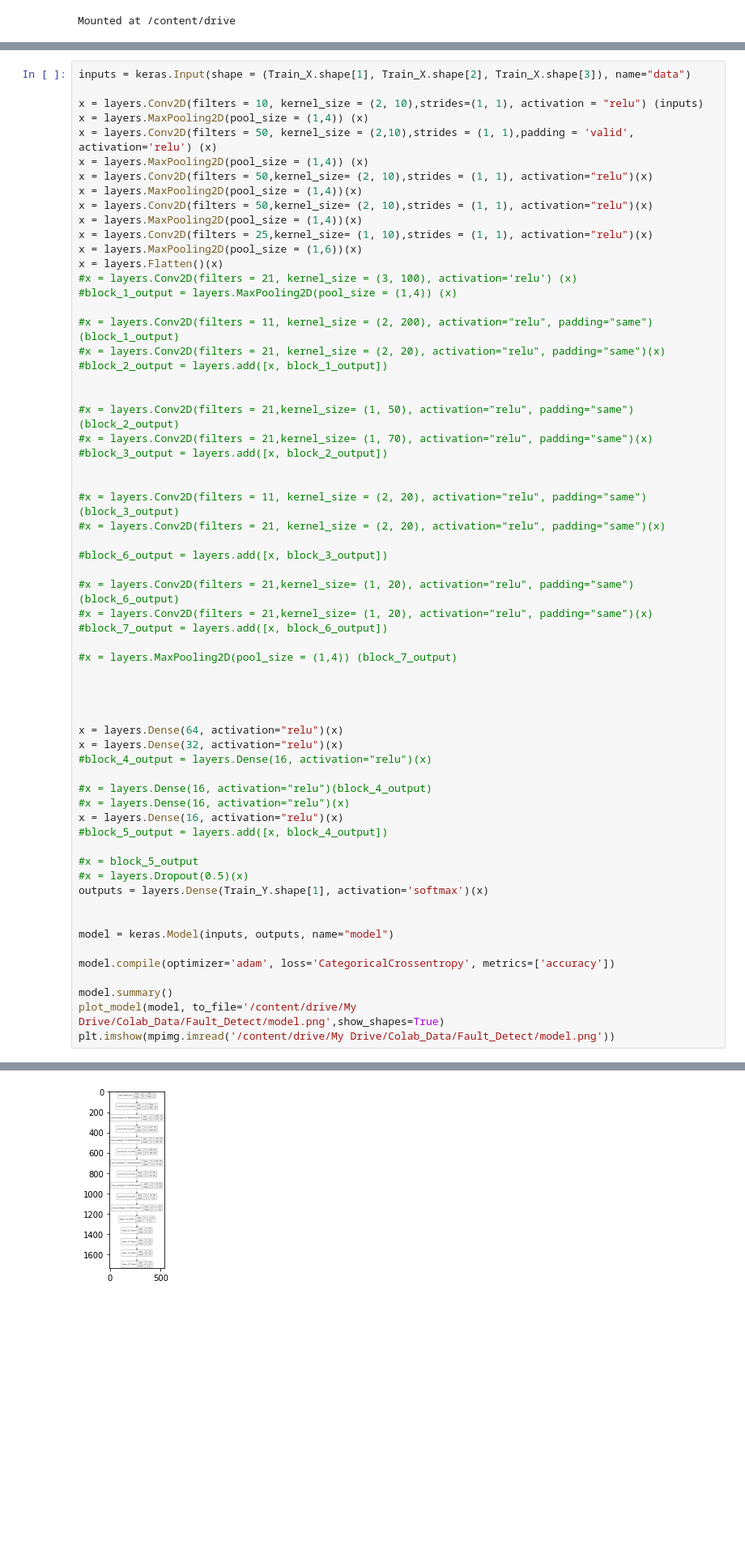
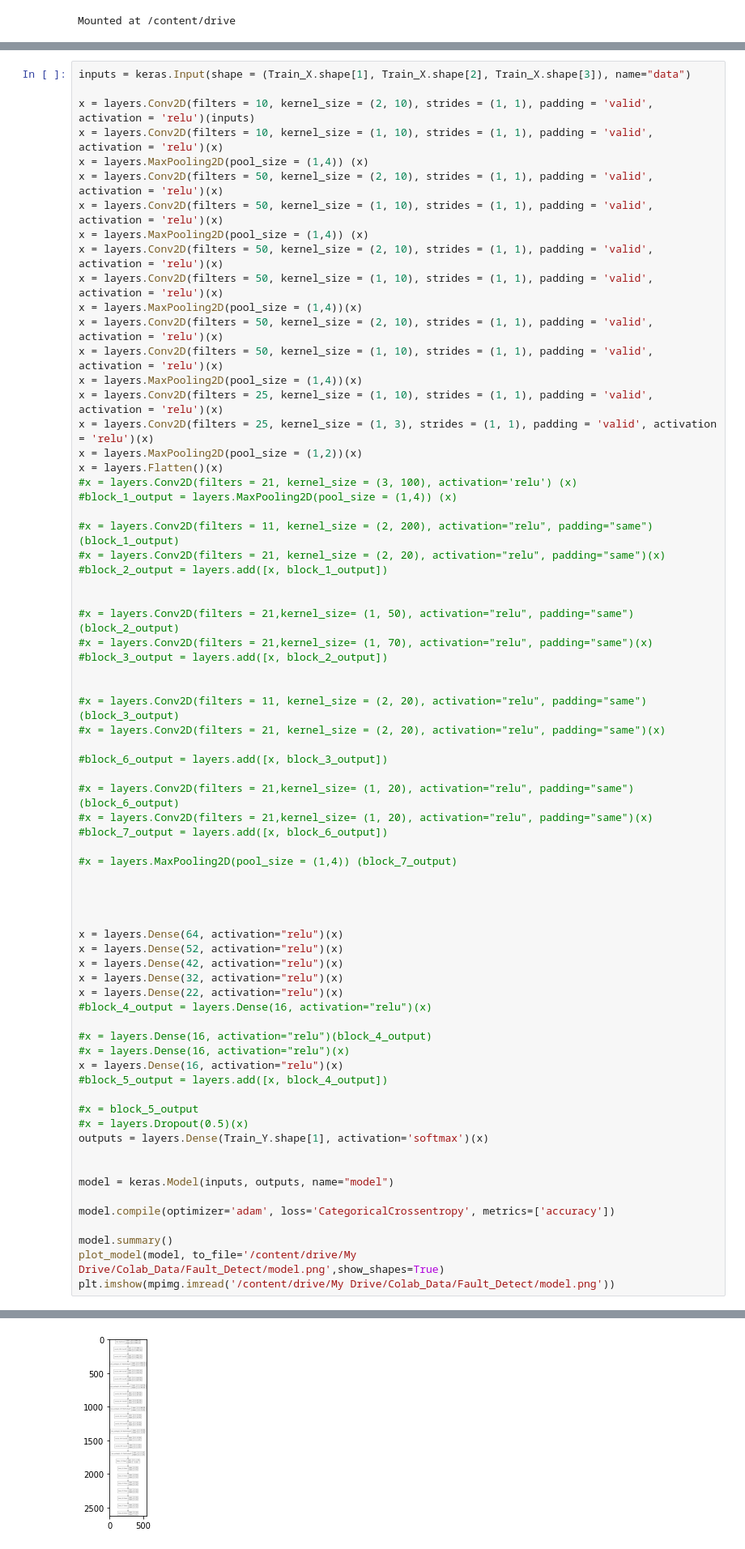
Before and after one commit to Ashraf-Saleh/Fault-Detect, a Jupyter notebook: Fault_Detect.ipynb, the cells around one changed output, grey strips where cells are left out. Shown at 81% size. Cells and saved outputs as stored; diff of their text form; blank space fills up the shorter version.

```diff
--- a/Fault_Detect.ipynb
+++ b/Fault_Detect.ipynb
@@ -57,16 +57,21 @@ print(Data_Y.shape)
 # %%
 inputs = keras.Input(shape = (Train_X.shape[1], Train_X.shape[2], Train_X.shape[3]), name="data")
 
-x = layers.Conv2D(filters = 10, kernel_size = (2, 10),strides=(1, 1), activation = "relu") (inputs)
+x = layers.Conv2D(filters = 10, kernel_size = (2, 10), strides = (1, 1), padding = 'valid', activation = 'relu')(inputs)
+x = layers.Conv2D(filters = 10, kernel_size = (1, 10), strides = (1, 1), padding = 'valid', activation = 'relu')(x)
 x = layers.MaxPooling2D(pool_size = (1,4)) (x)
-x = layers.Conv2D(filters = 50, kernel_size = (2,10),strides = (1, 1),padding = 'valid', activation='relu') (x)
+x = layers.Conv2D(filters = 50, kernel_size = (2, 10), strides = (1, 1), padding = 'valid', activation = 'relu')(x)
+x = layers.Conv2D(filters = 50, kernel_size = (1, 10), strides = (1, 1), padding = 'valid', activation = 'relu')(x)
 x = layers.MaxPooling2D(pool_size = (1,4)) (x)
-x = layers.Conv2D(filters = 50,kernel_size= (2, 10),strides = (1, 1), activation="relu")(x)
+x = layers.Conv2D(filters = 50, kernel_size = (2, 10), strides = (1, 1), padding = 'valid', activation = 'relu')(x)
+x = layers.Conv2D(filters = 50, kernel_size = (1, 10), strides = (1, 1), padding = 'valid', activation = 'relu')(x)
 x = layers.MaxPooling2D(pool_size = (1,4))(x)
-x = layers.Conv2D(filters = 50,kernel_size= (2, 10),strides = (1, 1), activation="relu")(x)
+x = layers.Conv2D(filters = 50, kernel_size = (2, 10), strides = (1, 1), padding = 'valid', activation = 'relu')(x)
+x = layers.Conv2D(filters = 50, kernel_size = (1, 10), strides = (1, 1), padding = 'valid', activation = 'relu')(x)
 x = layers.MaxPooling2D(pool_size = (1,4))(x)
-x = layers.Conv2D(filters = 25,kernel_size= (1, 10),strides = (1, 1), activation="relu")(x)
-x = layers.MaxPooling2D(pool_size = (1,6))(x)
+x = layers.Conv2D(filters = 25, kernel_size = (1, 10), strides = (1, 1), padding = 'valid', activation = 'relu')(x)
+x = layers.Conv2D(filters = 25, kernel_size = (1, 3), strides = (1, 1), padding = 'valid', activation = 'relu')(x)
+x = layers.MaxPooling2D(pool_size = (1,2))(x)
 x = layers.Flatten()(x)
 #x = layers.Conv2D(filters = 21, kernel_size = (3, 100), activation='relu') (x)
 #block_1_output = layers.MaxPooling2D(pool_size = (1,4)) (x)
@@ -96,7 +101,10 @@ x = layers.Flatten()(x)
 
 
 x = layers.Dense(64, activation="relu")(x)
+x = layers.Dense(52, activation="relu")(x)
+x = layers.Dense(42, activation="relu")(x)
 x = layers.Dense(32, activation="relu")(x)
+x = layers.Dense(22, activation="relu")(x)
 #block_4_output = layers.Dense(16, activation="relu")(x)
 
 #x = layers.Dense(16, activation="relu")(block_4_output)
@@ -135,7 +143,7 @@ Trainable params: 127,310
 Non-trainable params: 0
 _________________________________________________________________
 <matplotlib.image.AxesImage at 0x...>
-[figure, old version]
+[figure, new version]
 # %%
 history = model.fit(Train_X, Train_Y, epochs=200,batch_size = 200, verbose=2, validation_data=(Vald_X,Vald_Y))
 # %% [output]
```
Also changed, not shown: parts of 5 cells of this notebook.
